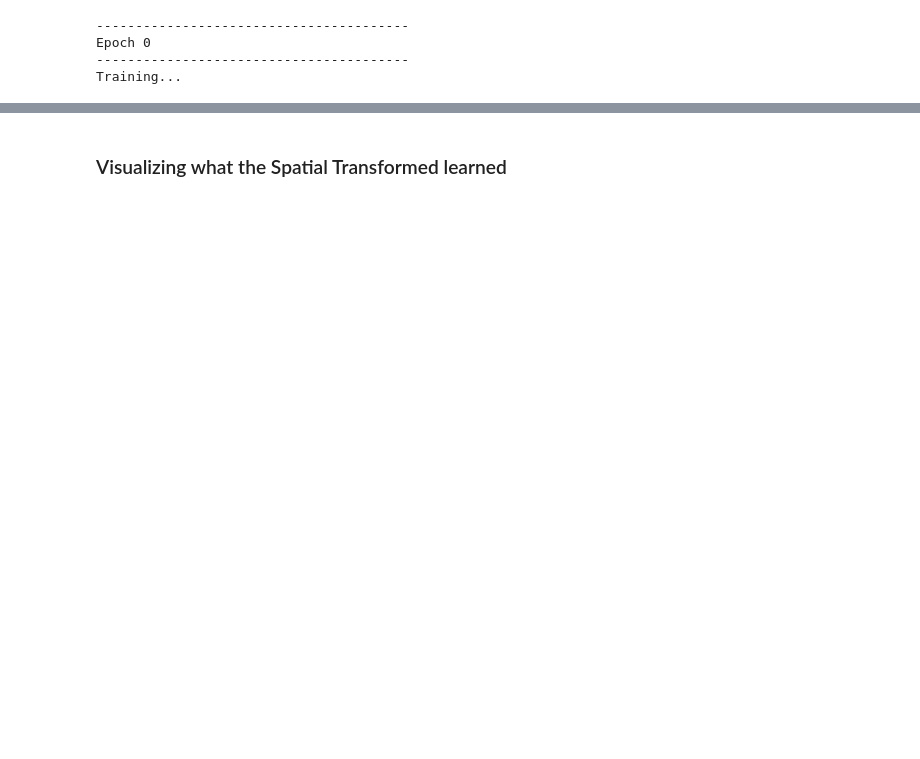
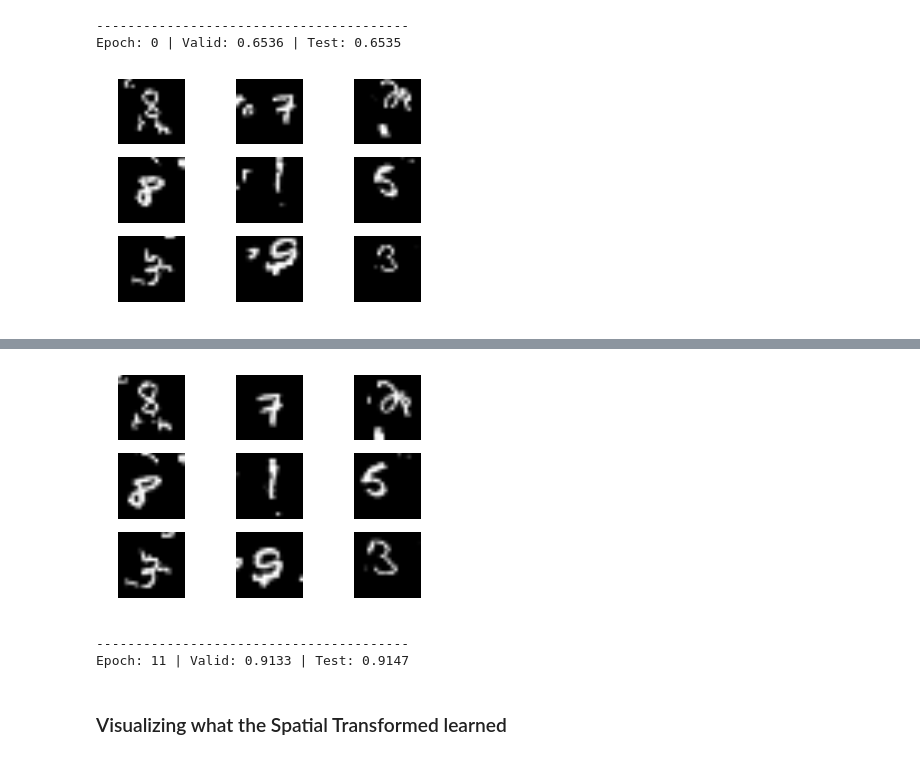
Before and after one commit to EderSantana/seya, a Jupyter notebook: examples/Spatial Transformer Networks.ipynb, the cells around one changed output, grey strips where cells are left out. Drawn from its saved outputs; the diff is of its cells as text; code cells hidden in the pictures; blank space fills up the shorter version.

```diff
--- a/examples/Spatial Transformer Networks.ipynb
+++ b/examples/Spatial Transformer Networks.ipynb
@@ -61,9 +63,7 @@ def augment_dataset(X):
 b = np.zeros((2, 3), dtype='float32')
 b[0, 0] = 1
 b[1, 1] = 1
-b[0, 1] = 0
-b = np.asarray([1, 0, 0, 1, -10, -10])
-W = np.zeros((784, 6), dtype='float32')
+W = np.zeros((50, 6), dtype='float32')
 weights = [W, b.flatten()]
 # %%
 locnet = Sequential()
@@ -99,33 +104,36 @@ YY = model.layers[0].get_output()
 F = theano.function([XX], YY)
 # %%
 nb_epochs = 100
-batch_size = 128
+batch_size = 256
 fig = plt.figure()
-for e in range(nb_epochs):
-    print('-'*40)
-    print('Epoch', e)
-    print('-'*40)
-    print("Training...")
-    progbar = generic_utils.Progbar(X_train.shape[0])
-    for b in range(X_train.shape[0]/batch_size):
-        f = b * batch_size
-        l = (b+1) * batch_size
-        X_batch = augment_dataset(X_train[f:l])
-        Y_batch = Y_train[f:l]
-        loss = model.train_on_batch(X_batch, Y_batch)
-        progbar.add(X_batch.shape[0], values=[("train loss", loss)])
-    print('')
-    if e % 20 == 0:
-        Xresult = F(X_batch[:9])
-        plt.clf()
-        for i in range(9):
-            plt.subplot(3, 3, i+1)
-            plt.imshow(Xresult[i, 0], cmap='gray')
-            plt.axis('off')
-        fig.canvas.draw()
-        plt.show()
+try:
+    for e in range(nb_epochs):
+        print('-'*40)
+        #progbar = generic_utils.Progbar(X_train.shape[0])
+        for b in range(X_train.shape[0]/batch_size):
+            f = b * batch_size
+            l = (b+1) * batch_size
+            X_batch = X_train[f:l].astype('float32')
+            y_batch = y_train[f:l].astype('float32')
+            loss = model.train_on_batch(X_batch, y_batch)
+            #progbar.add(X_batch.shape[0], values=[("train loss", loss)])
+        scorev = model.evaluate(X_valid, y_valid, show_accuracy=True, verbose=0)[1]
+        scoret = model.evaluate(X_test, y_test, show_accuracy=True, verbose=0)[1]
+        print('Epoch: {0} | Valid: {1} | Test: {2}'.format(e, scorev, scoret))
+        #if e % 20 == 0:
+        #    model.optimizer.lr *= .7
+        if e % 10 == 0:
+            Xresult = F(X_batch[:9])
+            plt.clf()
+            for i in range(9):
+                plt.subplot(3, 3, i+1)
+                plt.imshow(Xresult[i, 0], cmap='gray')
+                plt.axis('off')
+            fig.canvas.draw()
+            plt.show()
+except KeyboardInterrupt:
+    pass
 # %% [output]
 ----------------------------------------
-Epoch 0
-----------------------------------------
-Training...
+Epoch: 0 | Valid: 0.6536 | Test: 0.6535
+[figure, added]
@@ -132,2 +160,5 @@ Training...
+[figure, added]
+----------------------------------------
+Epoch: 11 | Valid: 0.9133 | Test: 0.9147
 # %% [markdown]
 ### Visualizing what the Spatial Transformed learned
```
Also changed, not shown: parts of 13 cells of this notebook.
